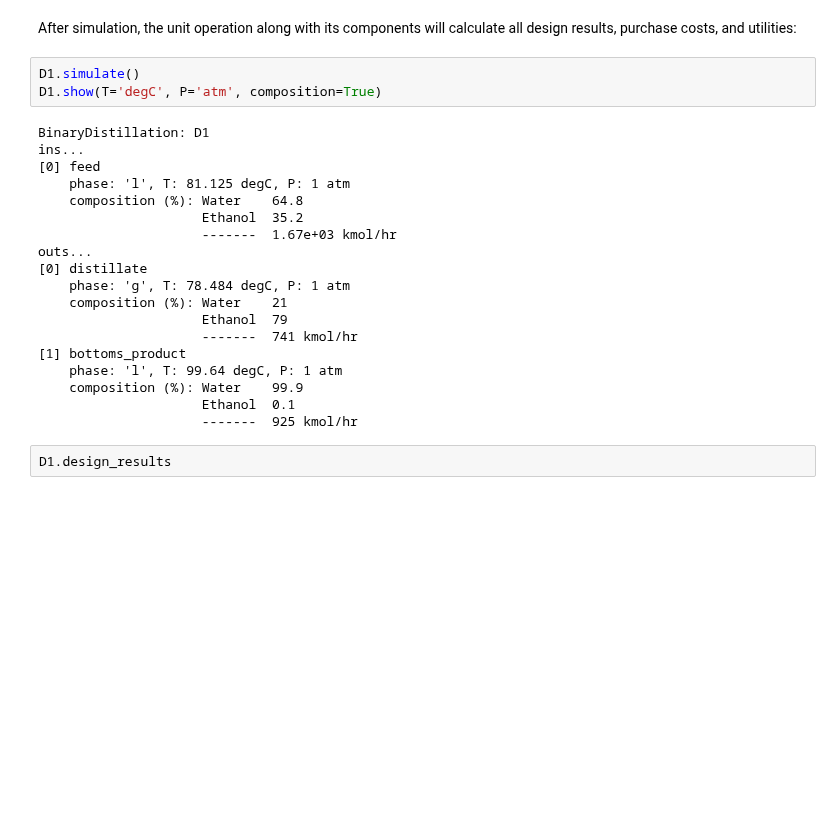
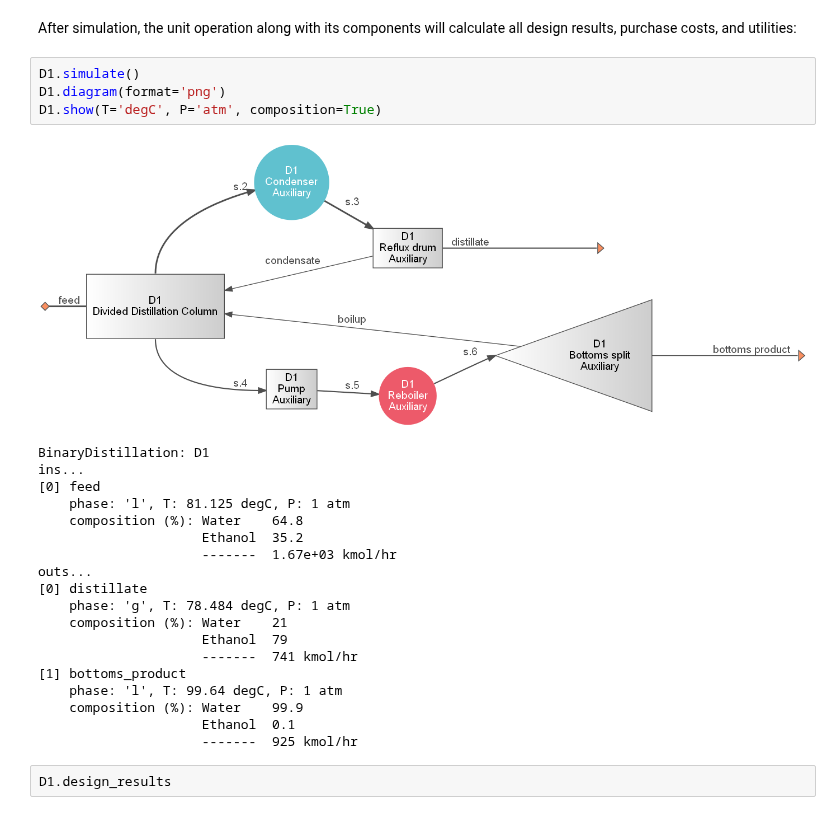
Before and after one commit to BioSTEAMDevelopmentGroup/biosteam, a Jupyter notebook: docs/tutorial/Unit_operation_results.ipynb, the cells around one changed output. Cells and saved outputs as stored; diff of their text form; blank space fills up the shorter version.

```diff
--- a/docs/tutorial/Unit_operation_results.ipynb
+++ b/docs/tutorial/Unit_operation_results.ipynb
@@ -99,8 +89,10 @@ outs...
 After simulation, the unit operation along with its components will calculate all design results, purchase costs, and utilities:
 # %%
 D1.simulate()
+D1.diagram(format='png')
 D1.show(T='degC', P='atm', composition=True)
 # %% [output]
+[figure, added]
 BinaryDistillation: D1
 ins...
 [0] feed
```
Also changed, not shown: parts of 11 cells of this notebook, 13 other files.
